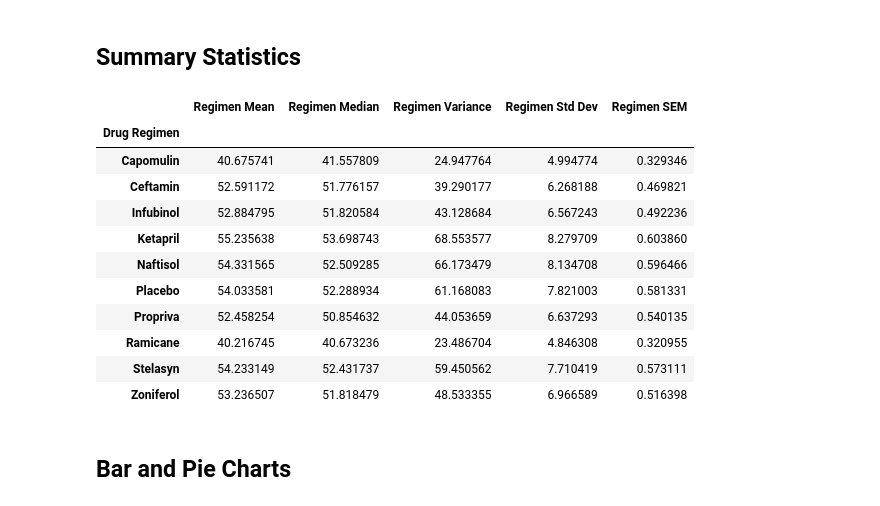
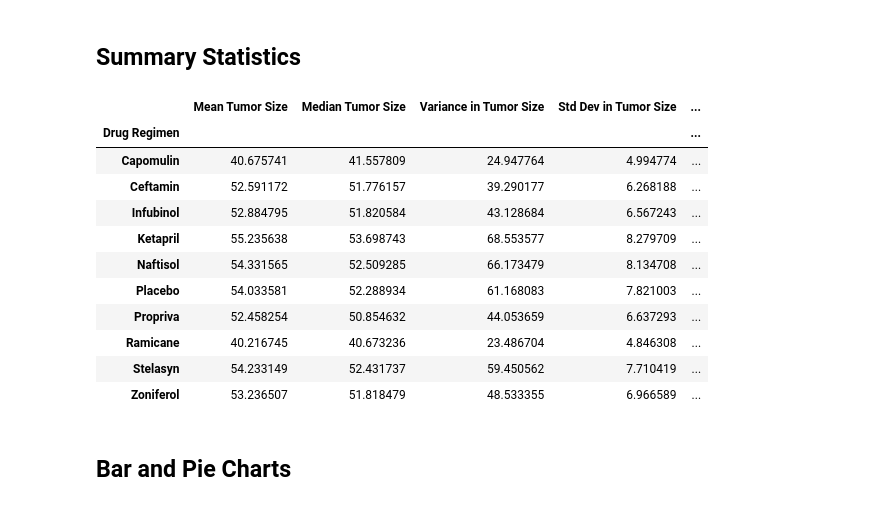
Before and after one commit to j0serobles/UCF_Data_Bootcamp_Homework_5, a Jupyter notebook: Instructions/Pymaceuticals/pymaceuticals_starter.ipynb, the cells around one changed output. Saved outputs shown, nothing was run; the diff lists cells and outputs as text; code cells hidden in the pictures.

```diff
--- a/Instructions/Pymaceuticals/pymaceuticals_starter.ipynb
+++ b/Instructions/Pymaceuticals/pymaceuticals_starter.ipynb
@@ -104,41 +104,41 @@ There should be no duplicate records, based on Mouse ID and Timepoint:
 # %%
 # Generate a summary statistics table of mean, median, variance, standard deviation, and SEM of the tumor volume for each regimen
 
 # Use groupby and summary statistical methods to calculate the following properties of each drug regimen:
 # maker_group = used_car_df.groupby('maker')
 regimen_group    = merged_data.groupby('Drug Regimen')
 # mean, median, variance, standard deviation, and SEM of the tumor volume.
 regimen_mean     = regimen_group["Tumor Volume (mm3)"].mean()
 regimen_median   = regimen_group["Tumor Volume (mm3)"].median()
 regimen_variance = regimen_group["Tumor Volume (mm3)"].var()
 regimen_stdev    = regimen_group["Tumor Volume (mm3)"].std()
 regimen_sem      = regimen_group["Tumor Volume (mm3)"].sem()
 
 #print(regimen_group ,regimen_mean,regimen_median,regimen_variance,regimen_stdev )
 
 # Assemble the resulting series into a single summary dataframe.
 regimen_results = pd.DataFrame(
-                               {   "Regimen Mean"    : regimen_mean,
-                                   "Regimen Median"  : regimen_median,
-                                   "Regimen Variance": regimen_variance,
-                                   "Regimen Std Dev" : regimen_stdev,
-                                   "Regimen SEM"     : regimen_sem
+                               {   "Mean Tumor Size"    : regimen_mean,
+                                   "Median Tumor Size"  : regimen_median,
+                                   "Variance in Tumor Size": regimen_variance,
+                                   "Std Dev in Tumor Size " : regimen_stdev,
+                                   "SEM for Tumor Size"     : regimen_sem
                                }
                               )
 regimen_results
 # %% [output]
-|  | Regimen Mean | Regimen Median | Regimen Variance | Regimen Std Dev | Regimen SEM |
-| Drug Regimen |  |  |  |  |  |
-| Capomulin | 40.675741 | 41.557809 | 24.947764 | 4.994774 | 0.329346 |
-| Ceftamin | 52.591172 | 51.776157 | 39.290177 | 6.268188 | 0.469821 |
-| Infubinol | 52.884795 | 51.820584 | 43.128684 | 6.567243 | 0.492236 |
-| Ketapril | 55.235638 | 53.698743 | 68.553577 | 8.279709 | 0.603860 |
-| Naftisol | 54.331565 | 52.509285 | 66.173479 | 8.134708 | 0.596466 |
-| Placebo | 54.033581 | 52.288934 | 61.168083 | 7.821003 | 0.581331 |
-| Propriva | 52.458254 | 50.854632 | 44.053659 | 6.637293 | 0.540135 |
-| Ramicane | 40.216745 | 40.673236 | 23.486704 | 4.846308 | 0.320955 |
-| Stelasyn | 54.233149 | 52.431737 | 59.450562 | 7.710419 | 0.573111 |
-| Zoniferol | 53.236507 | 51.818479 | 48.533355 | 6.966589 | 0.516398 |
+|  | Mean Tumor Size | Median Tumor Size | Variance in Tumor Size | Std Dev in Tumor Size | ... |
+| Drug Regimen |  |  |  |  | ... |
+| Capomulin | 40.675741 | 41.557809 | 24.947764 | 4.994774 | ... |
+| Ceftamin | 52.591172 | 51.776157 | 39.290177 | 6.268188 | ... |
+| Infubinol | 52.884795 | 51.820584 | 43.128684 | 6.567243 | ... |
+| Ketapril | 55.235638 | 53.698743 | 68.553577 | 8.279709 | ... |
+| Naftisol | 54.331565 | 52.509285 | 66.173479 | 8.134708 | ... |
+| Placebo | 54.033581 | 52.288934 | 61.168083 | 7.821003 | ... |
+| Propriva | 52.458254 | 50.854632 | 44.053659 | 6.637293 | ... |
+| Ramicane | 40.216745 | 40.673236 | 23.486704 | 4.846308 | ... |
+| Stelasyn | 54.233149 | 52.431737 | 59.450562 | 7.710419 | ... |
+| Zoniferol | 53.236507 | 51.818479 | 48.533355 | 6.966589 | ... |
 # %% [markdown]
 ## Bar and Pie Charts
 # %%
```
Also changed, not shown: parts of 4 cells of this notebook.
